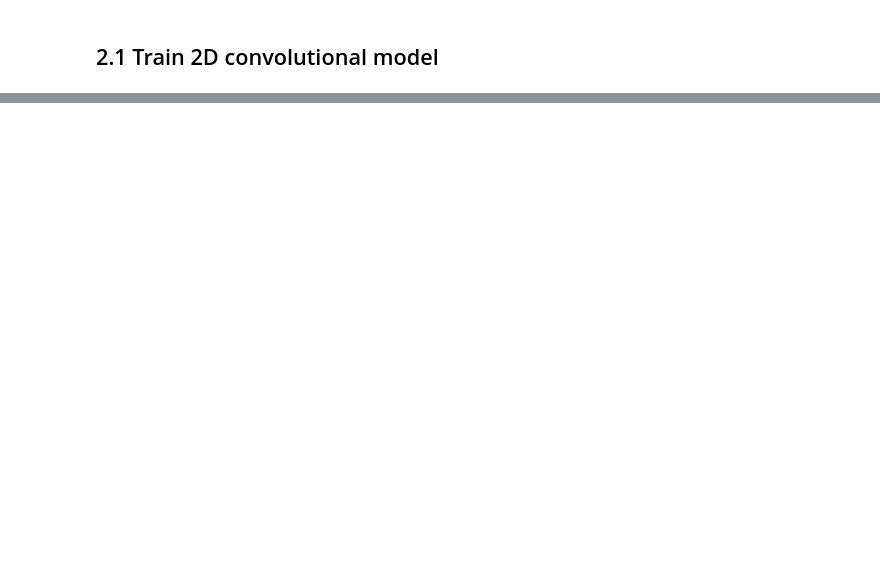
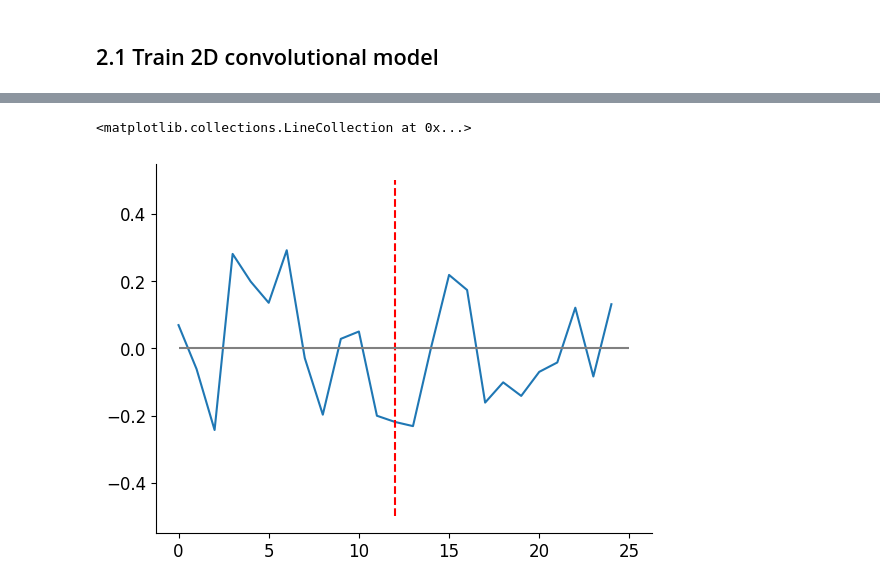
Before and after one commit to Milstein-Lab/CA1-interneuron-GLM, a Jupyter notebook: velocity_correction_conv_model.ipynb, the cells around one changed output, grey strips where cells are left out. Saved outputs shown, nothing was run; the diff lists cells and outputs as text; code cells hidden in the pictures; blank space fills up the shorter version.

```diff
--- a/velocity_correction_conv_model.ipynb
+++ b/velocity_correction_conv_model.ipynb
@@ -401,0 +526,8 @@ plt.show()
+# %%
+kernels = np.array(all_kernels)
+plt.plot(kernels[3])
+plt.vlines(kernel_size//2, -0.5, 0.5, color='r', linestyle='--')
+plt.hlines(0, 0, kernel_size, color='gray', linestyle='-')
+# %% [output]
+<matplotlib.collections.LineCollection at 0x...>
+[figure, added]
```
Also changed, not shown: parts of 29 cells of this notebook.
